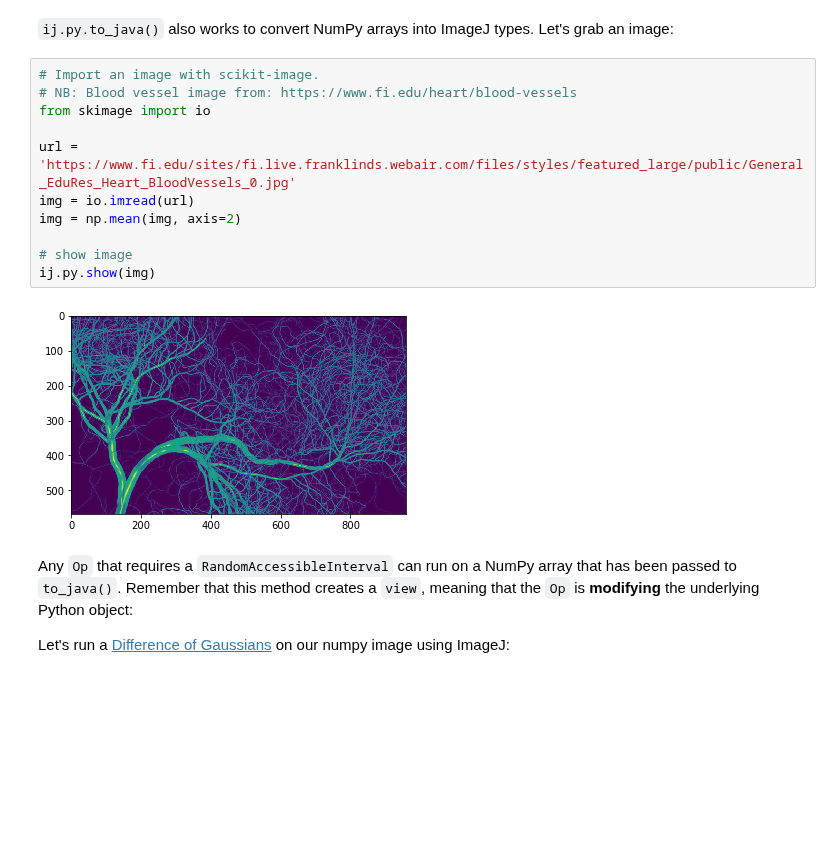
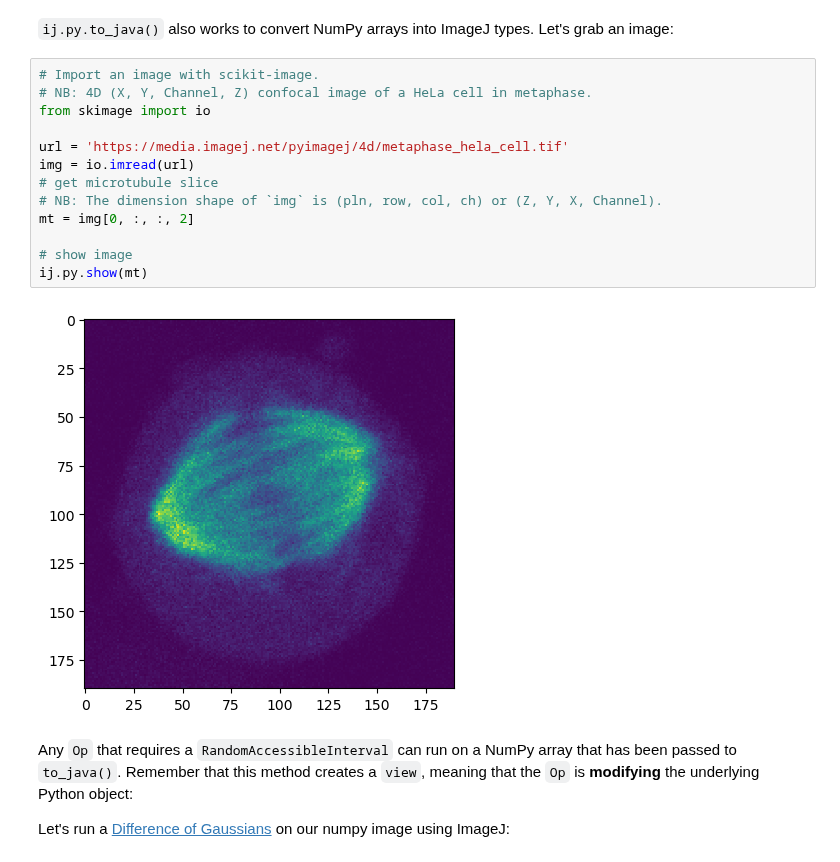
Before and after one commit to imagej/pyimagej, a Jupyter notebook: doc/03-Sending-Data-to-Java.ipynb, the cells around one changed output. Saved outputs shown, nothing was run; the diff lists cells and outputs as text; blank space fills up the shorter version.

```diff
--- a/doc/03-Sending-Data-to-Java.ipynb
+++ b/doc/03-Sending-Data-to-Java.ipynb
@@ -110,18 +106,20 @@ jlist: False
 # %% [markdown]
 `ij.py.to_java()` also works to convert NumPy arrays into ImageJ types. Let's grab an image:
-# %%
-# Import an image with scikit-image.
-# NB: Blood vessel image from: https://www.fi.edu/heart/blood-vessels
-from skimage import io
-
-url = 'https://www.fi.edu/sites/fi.live.franklinds.webair.com/files/styles/featured_large/public/General_EduRes_Heart_BloodVessels_0.jpg'
-img = io.imread(url)
-img = np.mean(img, axis=2)
-
-# show image
-ij.py.show(img)
-# %% [output]
-[figure, removed]
+# %%
+# Import an image with scikit-image.
+# NB: 4D (X, Y, Channel, Z) confocal image of a HeLa cell in metaphase.
+from skimage import io
+
+url = 'https://media.imagej.net/pyimagej/4d/metaphase_hela_cell.tif'
+img = io.imread(url)
+# get microtubule slice
+# NB: The dimension shape of `img` is (pln, row, col, ch) or (Z, Y, X, Channel).
+mt = img[0, :, :, 2]
+
+# show image
+ij.py.show(mt)
+# %% [output]
+[figure, added]
 # %% [markdown]
 Any `Op` that requires a `RandomAccessibleInterval` can run on a NumPy array that has been passed to `to_java()`. Remember that this method creates a `view`, meaning that the `Op` is **modifying** the underlying Python object:
 
```
Also changed, not shown: parts of 7 cells of this notebook.
